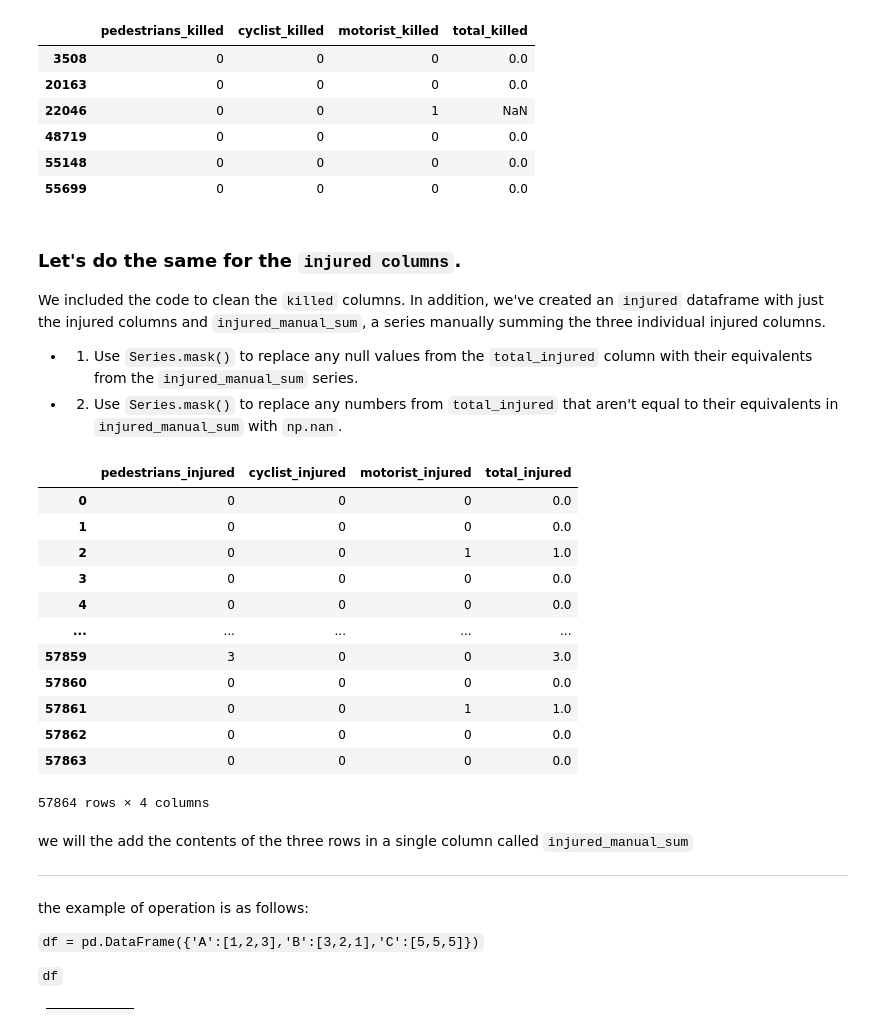
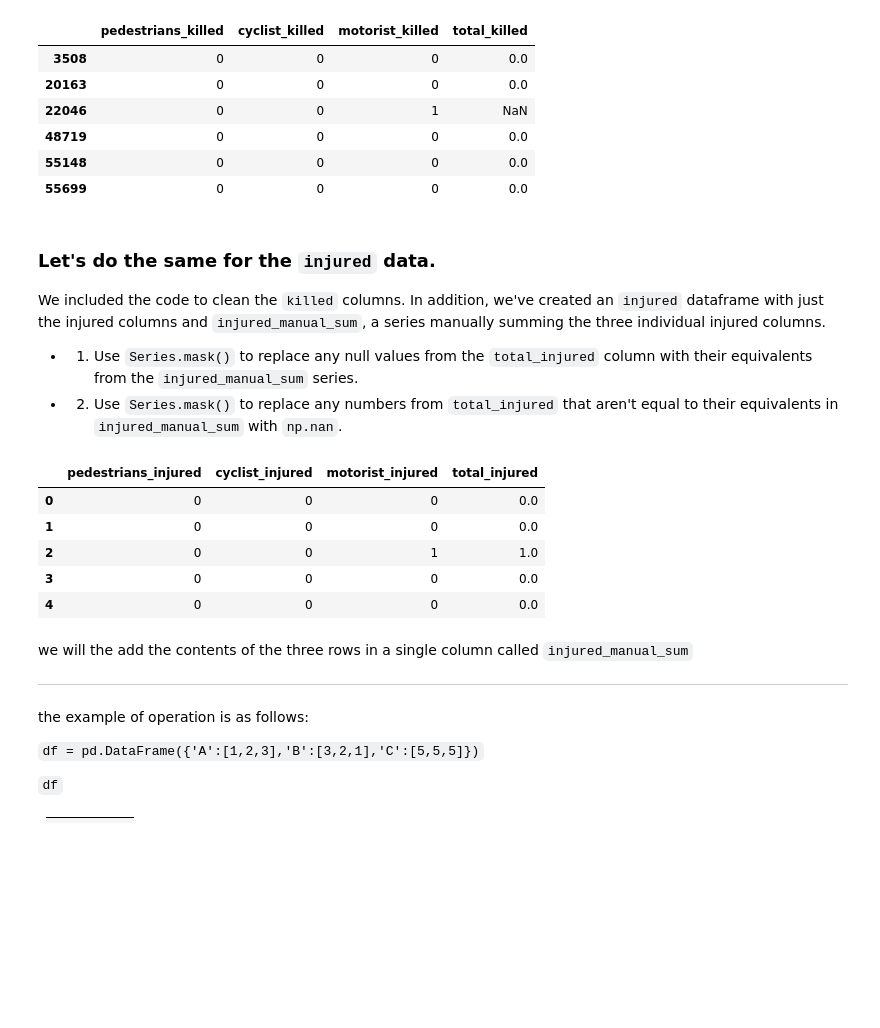
Before and after one commit to albertjimrod/data-projects, a Jupyter notebook: 03_Data_Cleaning/Working_Missing_Data/Working with Missing Data.ipynb, the cells around one changed output. Drawn from its saved outputs; the diff is of its cells as text; code cells hidden in the pictures; blank space fills up the shorter version.

```diff
--- a/03_Data_Cleaning/Working_Missing_Data/Working with Missing Data.ipynb
+++ b/03_Data_Cleaning/Working_Missing_Data/Working with Missing Data.ipynb
@@ -416,7 +373,7 @@ killed[killed_mask]
 | 55148 | 0 | 0 | 0 | 0.0 |
 | 55699 | 0 | 0 | 0 | 0.0 |
 # %% [markdown]
-### Let's do the same for the `injured columns`.
+### Let's do the same for the `injured` data.
 
 
 We included the code to clean the `killed` columns. In addition, we've created an `injured` dataframe with just the injured columns and `injured_manual_sum`, a series manually summing the three individual injured columns.
@@ -427,22 +384,16 @@ We included the code to clean the `killed` columns. In addition, we've created a
 - 2. Use `Series.mask()` to replace any numbers from `total_injured` that aren't equal to their equivalents in `injured_manual_sum` with `np.nan`.
 # %%
 # Create an injured dataframe and manually sum values
+
 injured = mvc[[col for col in mvc.columns if 'injured' in col]].copy()
-injured
+injured.head()
 # %% [output]
 |  | pedestrians_injured | cyclist_injured | motorist_injured | total_injured |
 | 0 | 0 | 0 | 0 | 0.0 |
 | 1 | 0 | 0 | 0 | 0.0 |
 | 2 | 0 | 0 | 1 | 1.0 |
 | 3 | 0 | 0 | 0 | 0.0 |
 | 4 | 0 | 0 | 0 | 0.0 |
-| ... | ... | ... | ... | ... |
-| 57859 | 3 | 0 | 0 | 3.0 |
-| 57860 | 0 | 0 | 0 | 0.0 |
-| 57861 | 0 | 0 | 1 | 1.0 |
-| 57862 | 0 | 0 | 0 | 0.0 |
-| 57863 | 0 | 0 | 0 | 0.0 |
-57864 rows × 4 columns
 # %%
 %%html
 <style>
```
Also changed, not shown: parts of 44 cells of this notebook.
